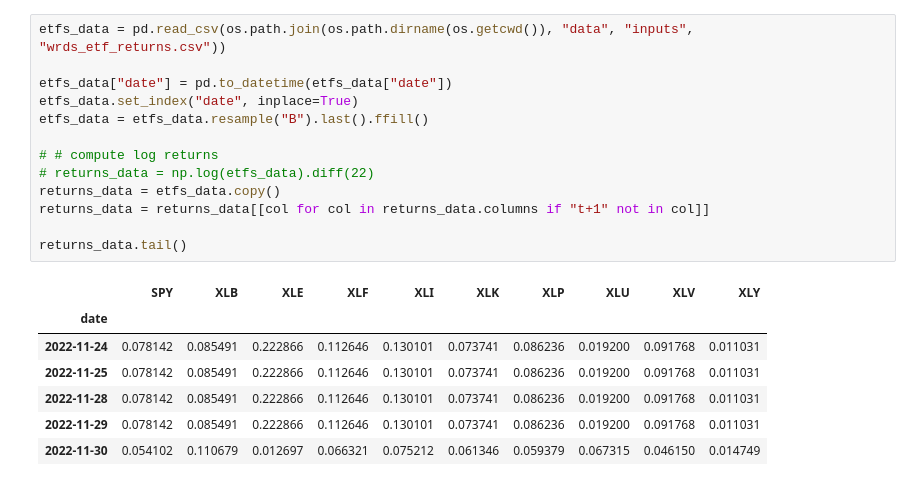
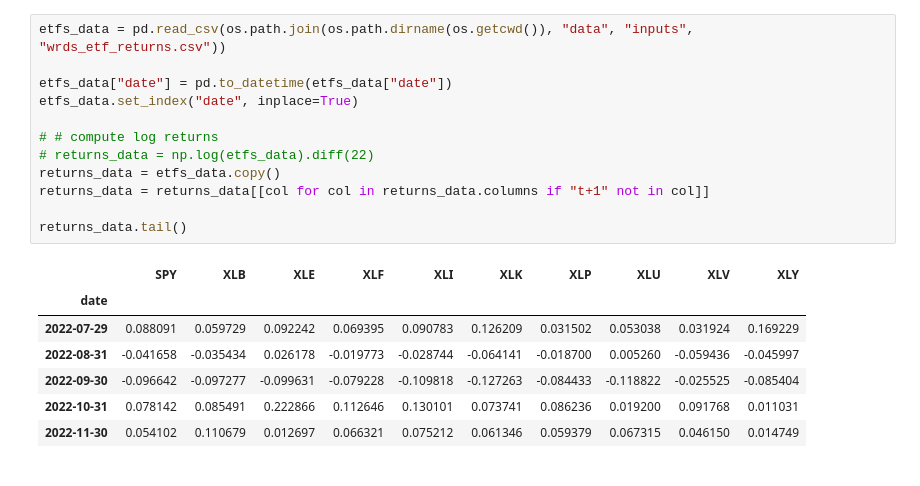
Before and after one commit to dcuoliveira/cml-fin, a Jupyter notebook: src/drafs/crisis_measure.ipynb, the cells around one changed output. Drawn from its saved outputs; the diff is of its cells as text.

```diff
--- a/src/drafs/crisis_measure.ipynb
+++ b/src/drafs/crisis_measure.ipynb
@@ -7,21 +33,20 @@ plt.style.use('ggplot')
 # %%
 etfs_data = pd.read_csv(os.path.join(os.path.dirname(os.getcwd()), "data", "inputs", "wrds_etf_returns.csv"))
 
 etfs_data["date"] = pd.to_datetime(etfs_data["date"])
 etfs_data.set_index("date", inplace=True)
-etfs_data = etfs_data.resample("B").last().ffill()
 
 # # compute log returns
 # returns_data = np.log(etfs_data).diff(22)
 returns_data = etfs_data.copy()
 returns_data = returns_data[[col for col in returns_data.columns if "t+1" not in col]]
 
 returns_data.tail()
 # %% [output]
 |  | SPY | XLB | XLE | XLF | XLI | XLK | XLP | XLU | XLV | XLY |
 | date |  |  |  |  |  |  |  |  |  |  |
-| 2022-11-24 | 0.078142 | 0.085491 | 0.222866 | 0.112646 | 0.130101 | 0.073741 | 0.086236 | 0.019200 | 0.091768 | 0.011031 |
-| 2022-11-25 | 0.078142 | 0.085491 | 0.222866 | 0.112646 | 0.130101 | 0.073741 | 0.086236 | 0.019200 | 0.091768 | 0.011031 |
-| 2022-11-28 | 0.078142 | 0.085491 | 0.222866 | 0.112646 | 0.130101 | 0.073741 | 0.086236 | 0.019200 | 0.091768 | 0.011031 |
-| 2022-11-29 | 0.078142 | 0.085491 | 0.222866 | 0.112646 | 0.130101 | 0.073741 | 0.086236 | 0.019200 | 0.091768 | 0.011031 |
+| 2022-07-29 | 0.088091 | 0.059729 | 0.092242 | 0.069395 | 0.090783 | 0.126209 | 0.031502 | 0.053038 | 0.031924 | 0.169229 |
+| 2022-08-31 | -0.041658 | -0.035434 | 0.026178 | -0.019773 | -0.028744 | -0.064141 | -0.018700 | 0.005260 | -0.059436 | -0.045997 |
+| 2022-09-30 | -0.096642 | -0.097277 | -0.099631 | -0.079228 | -0.109818 | -0.127263 | -0.084433 | -0.118822 | -0.025525 | -0.085404 |
+| 2022-10-31 | 0.078142 | 0.085491 | 0.222866 | 0.112646 | 0.130101 | 0.073741 | 0.086236 | 0.019200 | 0.091768 | 0.011031 |
 | 2022-11-30 | 0.054102 | 0.110679 | 0.012697 | 0.066321 | 0.075212 | 0.061346 | 0.059379 | 0.067315 | 0.046150 | 0.014749 |
```
Also changed, not shown: parts of 5 cells of this notebook.
